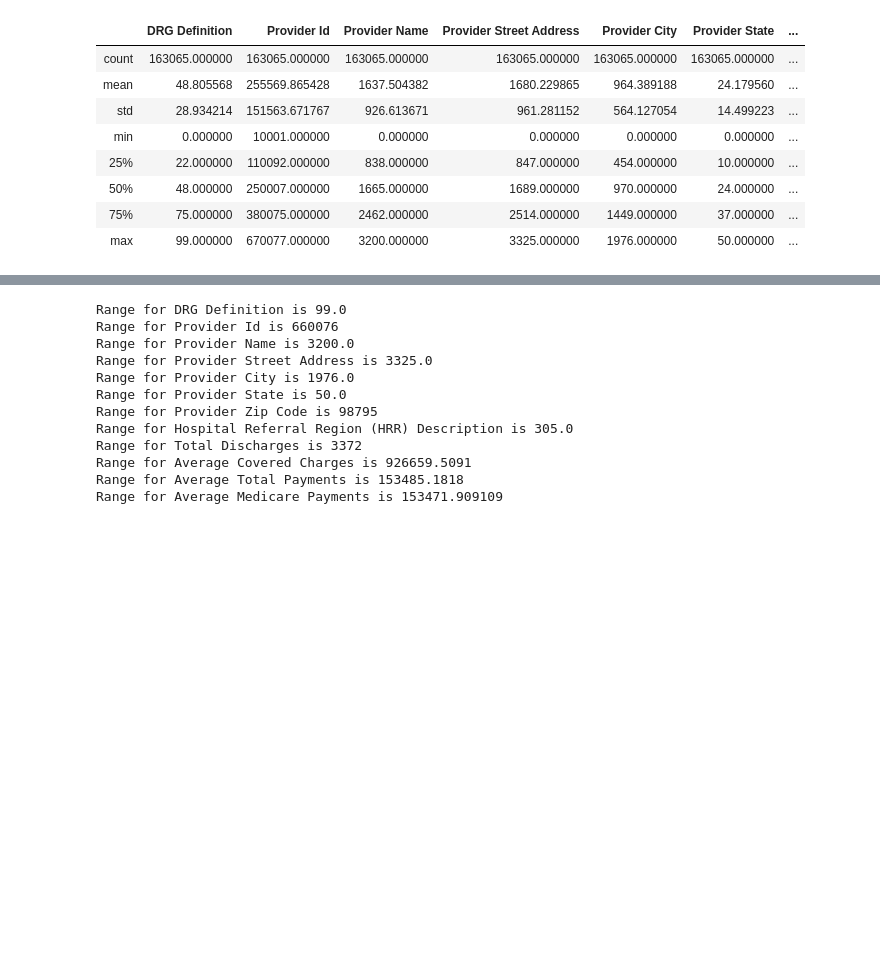
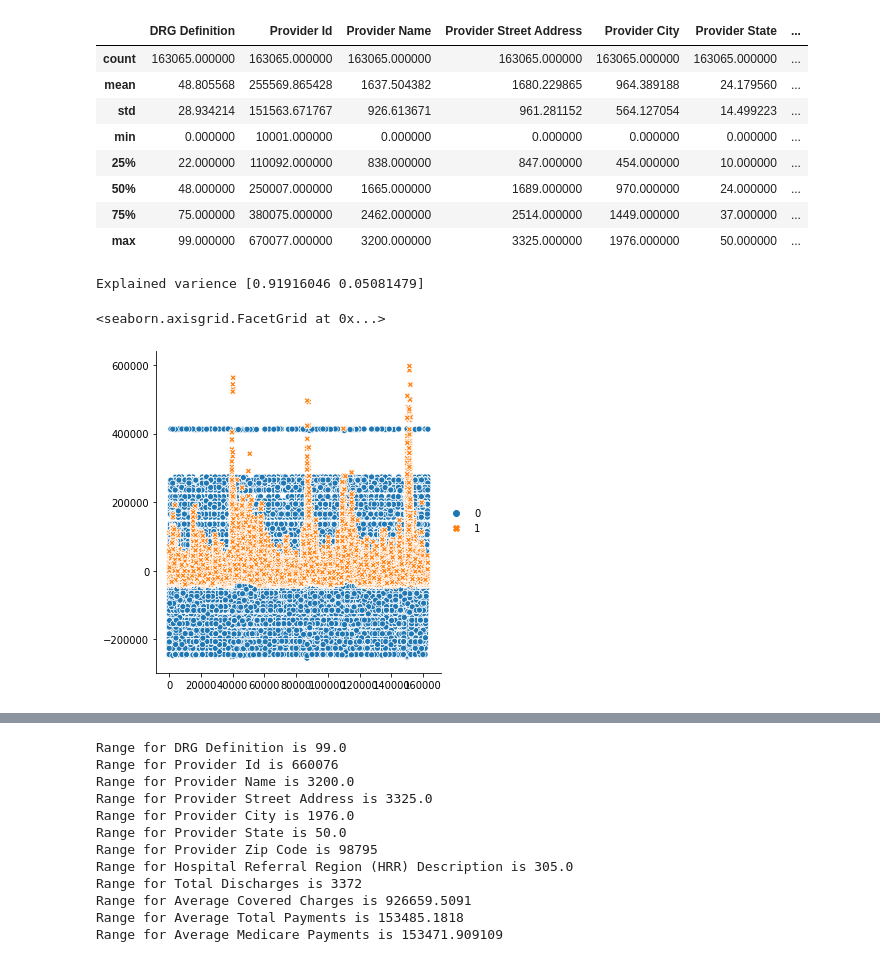
Before and after one commit to MBCoder123/DataMineProject, a Jupyter notebook: Project.ipynb, the cells around one changed output, grey strips where cells are left out. Cells and saved outputs as stored; diff of their text form; code cells hidden in the pictures; blank space fills up the shorter version.

```diff
--- a/Project.ipynb
+++ b/Project.ipynb
@@ -490,16 +176,17 @@ X.describe()
 | 75% | 75.000000 | 380075.000000 | 2462.000000 | 2514.000000 | 1449.000000 | 37.000000 | ... |
 | max | 99.000000 | 670077.000000 | 3200.000000 | 3325.000000 | 1976.000000 | 50.000000 | ... |
 # %%
-# Not used
-
-# result = pd.DataFrame(pca.fit_transform(X))
-# print(f"Explained varience {pca.explained_variance_ratio_}")
-# kmean = KMeans(n_clusters=2).fit(result)
+result = pd.DataFrame(pca.fit_transform(X))
+print(f"Explained varience {pca.explained_variance_ratio_}")
+kmean = KMeans(n_clusters=2).fit(result)
 # sns.set()
 
 # res
-
-# sns.relplot(data=result.sample(frac=.5))
+sns.relplot(data=result.sample(frac=.5))
+# %% [output]
+Explained varience [0.91916046 0.05081479]
+<seaborn.axisgrid.FacetGrid at 0x...>
+[figure, added]
 # %%
 test1, test2 = train_test_split(df,test_size=.5,random_state=1)
 temp = pd.DataFrame(pca.fit(test1).transform(test1))
```
Also changed, not shown: parts of 81 cells of this notebook, 4 other files.
